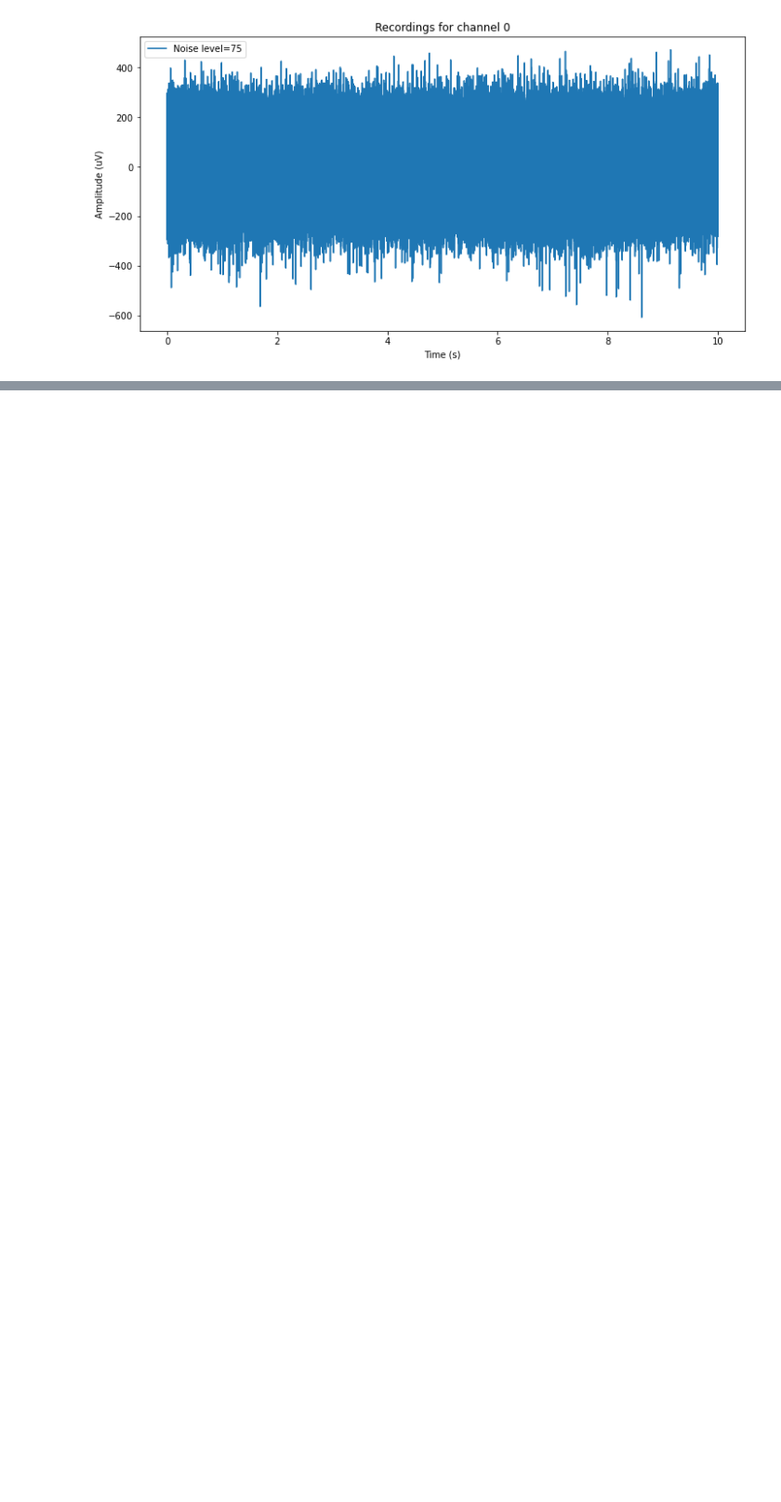
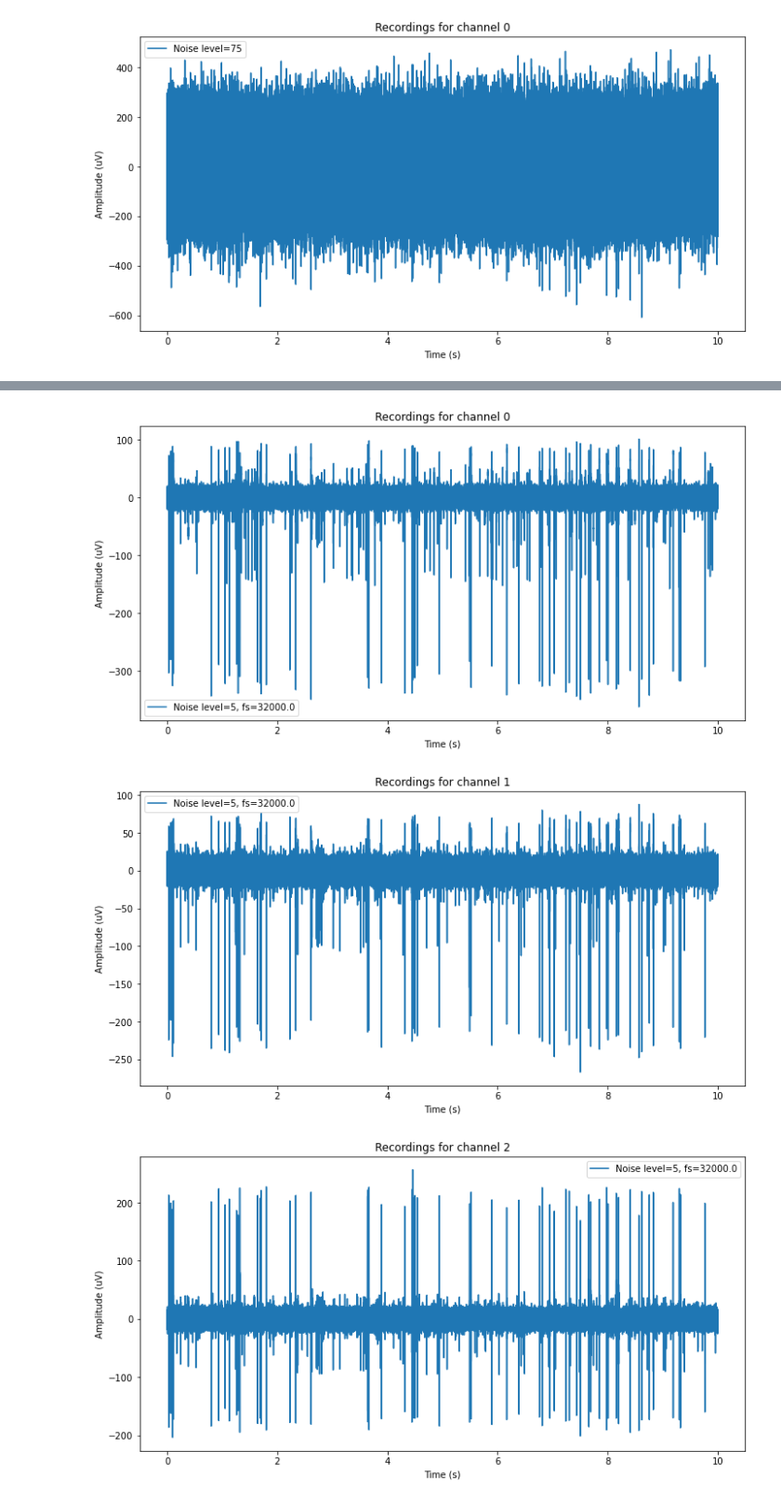
Before and after one commit to LuighiV/eapprocessor, a Jupyter notebook: notebooks/1_Recordings_generation.ipynb, the cells around one changed output, grey strips where cells are left out. Shown at 93% size. Drawn from its saved outputs; the diff is of its cells as text; code cells hidden in the pictures; blank space fills up the shorter version.

```diff
--- a/notebooks/1_Recordings_generation.ipynb
+++ b/notebooks/1_Recordings_generation.ipynb
@@ -349,0 +364,6 @@ for recgen in all_recgen_list[-1]:
+# %%
+plotTransientRecordings(recgen_noise_5uv_32000Hz, channels=range(32))
+# %% [output]
+[figure, added]
+[figure, added]
+[figure, added]
```
Also changed, not shown: parts of 21 cells of this notebook, 1 other file.
